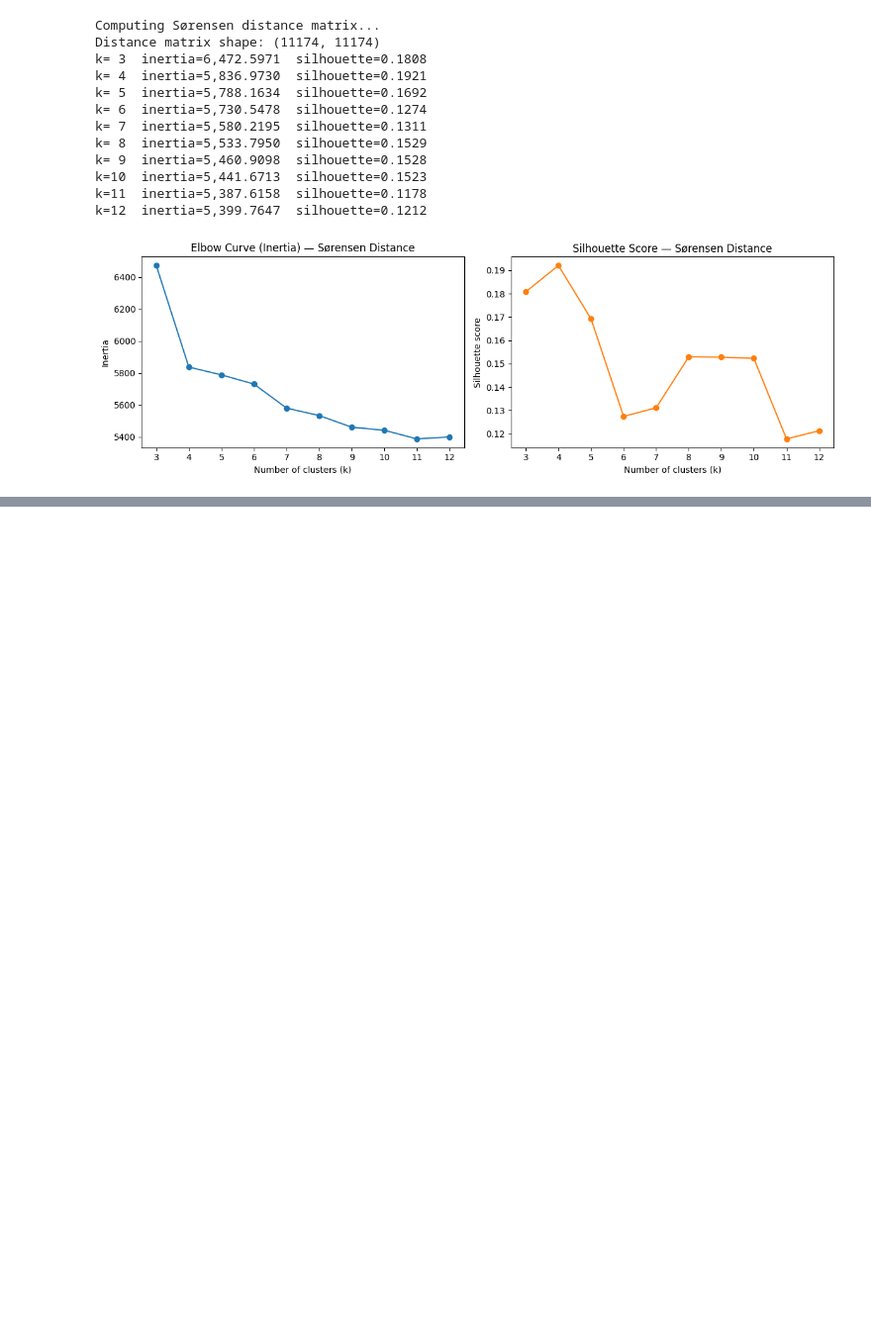
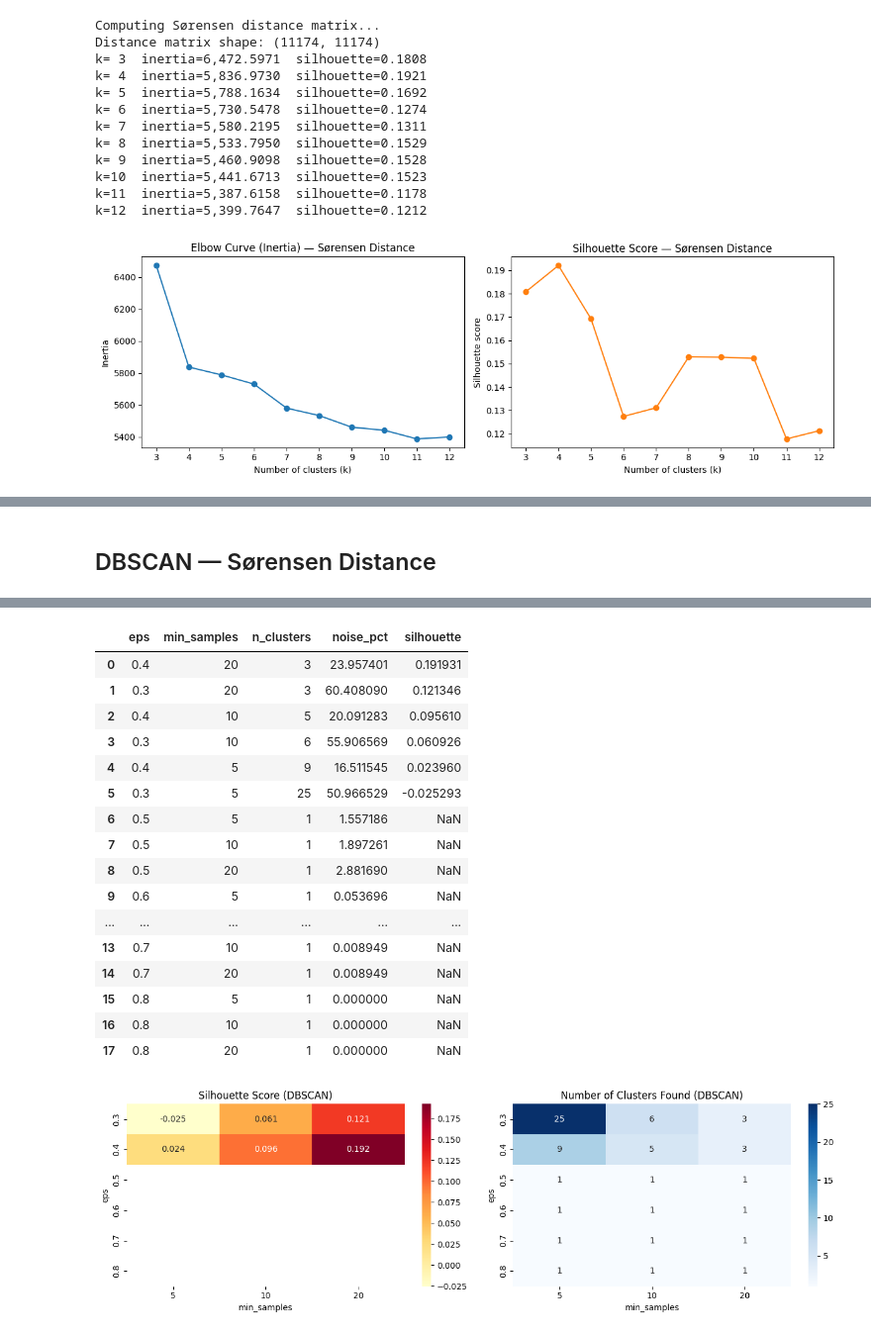
Before and after one commit to stellasdong/676_project, a Jupyter notebook: testing.ipynb, the cells around one changed output, grey strips where cells are left out. Shown at 99% size. Saved outputs shown, nothing was run; the diff lists cells and outputs as text; code cells hidden in the pictures; blank space fills up the shorter version.

```diff
--- a/testing.ipynb
+++ b/testing.ipynb
@@ -386,0 +671,50 @@ k=12  inertia=5,399.7647  silhouette=0.1212
+# %% [markdown]
+## DBSCAN — Sørensen Distance
+# %%
+from sklearn.cluster import DBSCAN
+
+# Sweep eps and min_samples; reuse sorensen_dist
+eps_values = [0.3, 0.4, 0.5, 0.6, 0.7, 0.8]
+min_samples_values = [5, 10, 20]
+
+dbscan_results = []
+
+for eps in eps_values:
+    for min_samp in min_samples_values:
+        db = DBSCAN(eps=eps, min_samples=min_samp, metric='precomputed', n_jobs=-1)
+        labels = db.fit_predict(sorensen_dist)
+        n_clusters = len(set(labels)) - (1 if -1 in labels else 0)
+        n_noise = (labels == -1).sum()
+        noise_pct = n_noise / len(labels) * 100
+        sil = (silhouette_score(sorensen_dist, labels, metric='precomputed')
+               if n_clusters >= 2 else float('nan'))
+        dbscan_results.append({
+            'eps': eps, 'min_samples': min_samp,
+            'n_clusters': n_clusters, 'noise_pct': noise_pct, 'silhouette': sil
+        })
+        print(f"eps={eps}  min_samples={min_samp:2d}  "
+              f"clusters={n_clusters:2d}  noise={noise_pct:5.1f}%  silhouette={sil:.4f}" if not np.isnan(sil)
+              else f"eps={eps}  min_samples={min_samp:2d}  clusters={n_clusters:2d}  noise={noise_pct:5.1f}%  silhouette=N/A")
+
+dbscan_df = pd.DataFrame(dbscan_results)
+print("\nFull DBSCAN sweep results:")
+display(dbscan_df.sort_values('silhouette', ascending=False).reset_index(drop=True))
+
+# --- Heatmap of silhouette by eps × min_samples ---
+pivot = dbscan_df.pivot(index='eps', columns='min_samples', values='silhouette')
+fig, axes = plt.subplots(1, 2, figsize=(13, 4))
+
+sns.heatmap(pivot, annot=True, fmt='.3f', cmap='YlOrRd', ax=axes[0])
+axes[0].set_title('Silhouette Score (DBSCAN)')
+axes[0].set_xlabel('min_samples')
+axes[0].set_ylabel('eps')
+
+pivot_k = dbscan_df.pivot(index='eps', columns='min_samples', values='n_clusters')
+sns.heatmap(pivot_k, annot=True, fmt='d', cmap='Blues', ax=axes[1])
+axes[1].set_title('Number of Clusters Found (DBSCAN)')
+axes[1].set_xlabel('min_samples')
+axes[1].set_ylabel('eps')
+
+plt.tight_layout()
+plt.show()
+# %% [output]
@@ -386,0 +741,18 @@ k=12  inertia=5,399.7647  silhouette=0.1212
+|  | eps | min_samples | n_clusters | noise_pct | silhouette |
+| 0 | 0.4 | 20 | 3 | 23.957401 | 0.191931 |
+| 1 | 0.3 | 20 | 3 | 60.408090 | 0.121346 |
+| 2 | 0.4 | 10 | 5 | 20.091283 | 0.095610 |
+| 3 | 0.3 | 10 | 6 | 55.906569 | 0.060926 |
+| 4 | 0.4 | 5 | 9 | 16.511545 | 0.023960 |
+| 5 | 0.3 | 5 | 25 | 50.966529 | -0.025293 |
+| 6 | 0.5 | 5 | 1 | 1.557186 | NaN |
+| 7 | 0.5 | 10 | 1 | 1.897261 | NaN |
+| 8 | 0.5 | 20 | 1 | 2.881690 | NaN |
+| 9 | 0.6 | 5 | 1 | 0.053696 | NaN |
+| ... | ... | ... | ... | ... | ... |
+| 13 | 0.7 | 10 | 1 | 0.008949 | NaN |
+| 14 | 0.7 | 20 | 1 | 0.008949 | NaN |
+| 15 | 0.8 | 5 | 1 | 0.000000 | NaN |
+| 16 | 0.8 | 10 | 1 | 0.000000 | NaN |
+| 17 | 0.8 | 20 | 1 | 0.000000 | NaN |
+[figure, added]
```
Also changed, not shown: parts of 13 cells of this notebook, 4 other files.
